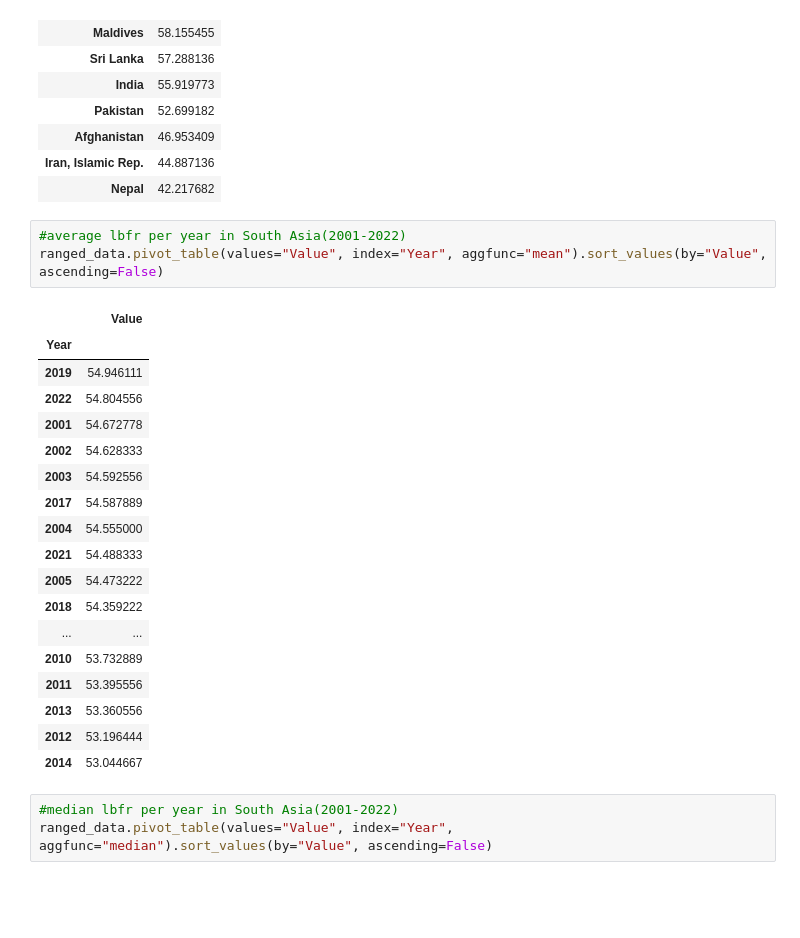
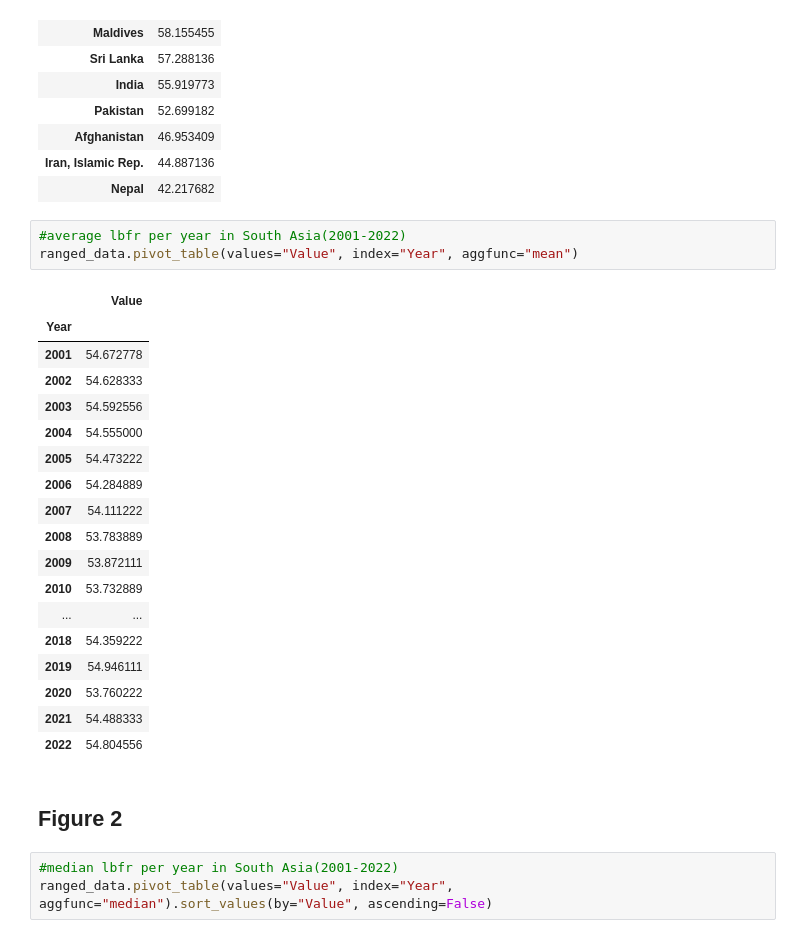
Before and after one commit to kaane5662/lfpr-econ, a Jupyter notebook: Lbfr.ipynb, the cells around one changed output. Drawn from its saved outputs; the diff is of its cells as text; blank space fills up the shorter version.

```diff
--- a/Lbfr.ipynb
+++ b/Lbfr.ipynb
@@ -154,26 +159,28 @@ ranged_data.pivot_table(values="Value", index="Country Name", aggfunc="mean").so
 | Nepal | 42.217682 |
 # %%
 #average lbfr per year in South Asia(2001-2022)
-ranged_data.pivot_table(values="Value", index="Year", aggfunc="mean").sort_values(by="Value", ascending=False)
+ranged_data.pivot_table(values="Value", index="Year", aggfunc="mean")
 # %% [output]
 |  | Value |
 | Year |  |
-| 2019 | 54.946111 |
-| 2022 | 54.804556 |
 | 2001 | 54.672778 |
 | 2002 | 54.628333 |
 | 2003 | 54.592556 |
-| 2017 | 54.587889 |
 | 2004 | 54.555000 |
+| 2005 | 54.473222 |
+| 2006 | 54.284889 |
+| 2007 | 54.111222 |
+| 2008 | 53.783889 |
+| 2009 | 53.872111 |
+| 2010 | 53.732889 |
+| ... | ... |
+| 2018 | 54.359222 |
+| 2019 | 54.946111 |
+| 2020 | 53.760222 |
 | 2021 | 54.488333 |
-| 2005 | 54.473222 |
-| 2018 | 54.359222 |
-| ... | ... |
-| 2010 | 53.732889 |
-| 2011 | 53.395556 |
-| 2013 | 53.360556 |
-| 2012 | 53.196444 |
-| 2014 | 53.044667 |
+| 2022 | 54.804556 |
+# %% [markdown]
+## Figure 2
 # %%
 #median lbfr per year in South Asia(2001-2022)
 ranged_data.pivot_table(values="Value", index="Year", aggfunc="median").sort_values(by="Value", ascending=False)
```
Also changed, not shown: parts of 3 cells of this notebook.
